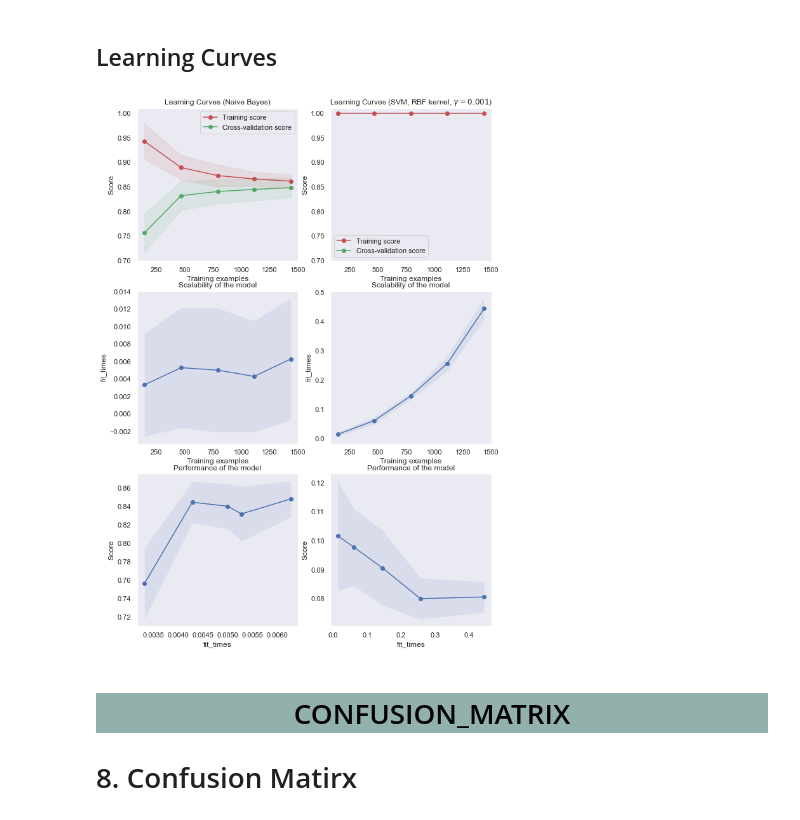
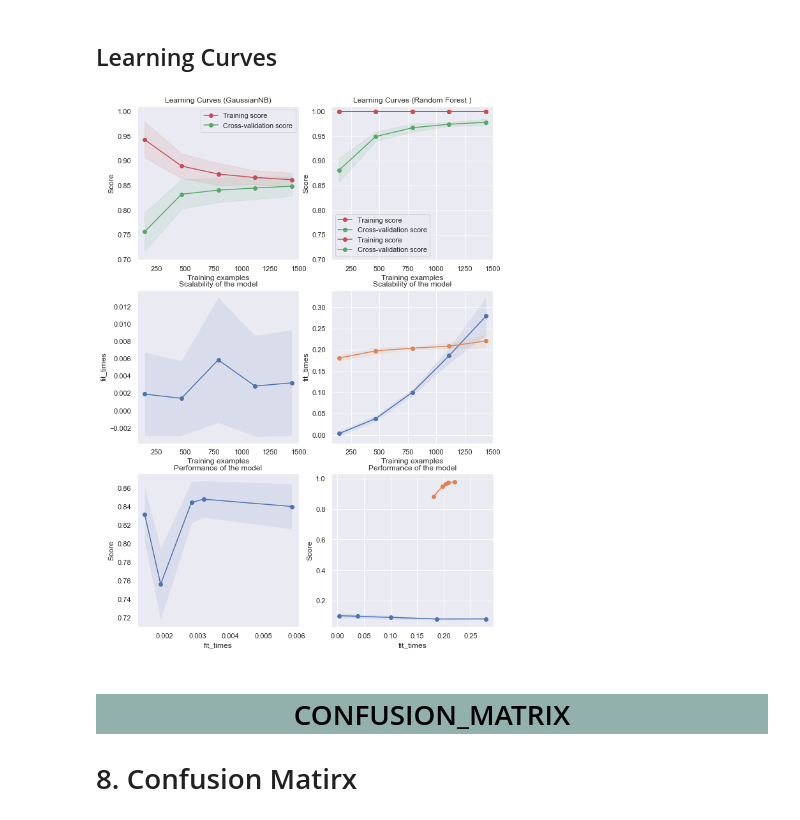
Before and after one commit to vegimik/employee-attenuation-predicting, a Jupyter notebook: employee-attenuation-predicting.ipynb, the cells around one changed output. Cells and saved outputs as stored; diff of their text form; code cells hidden in the pictures.

Commit message:
Learning Curve - random forwest

```diff
--- a/employee-attenuation-predicting.ipynb
+++ b/employee-attenuation-predicting.ipynb
@@ -953,35 +953,42 @@ def plot_learning_curve(
     axes[2].set_xlabel("fit_times")
     axes[2].set_ylabel("Score")
     axes[2].set_title("Performance of the model")
 
     return plt
 
 
 fig, axes = plt.subplots(3, 2, figsize=(10, 15))
 
 X, y = load_digits(return_X_y=True)
 
-title = "Learning Curves (Naive Bayes)"
+title = "Learning Curves (GaussianNB)"
 # Cross validation with 50 iterations to get smoother mean test and train
 # score curves, each time with 20% data randomly selected as a validation set.
 cv = ShuffleSplit(n_splits=50, test_size=0.2, random_state=0)
 
 estimator = GaussianNB()
 plot_learning_curve(
     estimator, title, X, y, axes=axes[:, 0], ylim=(0.7, 1.01), cv=cv, n_jobs=4
 )
 
 title = r"Learning Curves (SVM, RBF kernel, $\gamma=0.001$)"
 # SVC is more expensive so we do a lower number of CV iterations:
 cv = ShuffleSplit(n_splits=5, test_size=0.2, random_state=0)
 estimator = svm# svm type of SVC(C = 1000, gamma = 0.1)
 plot_learning_curve(
     estimator, title, X, y, axes=axes[:, 1], ylim=(0.7, 1.01), cv=cv, n_jobs=4
 )
 
+
+cv = ShuffleSplit(n_splits=5, test_size=0.2, random_state=0)
+title = r"Learning Curves (Random Forest )"
+plot_learning_curve(
+    rfc, title, X, y, axes=axes[:, 1], ylim=(0.7, 1.01), cv=cv, n_jobs=4
+)
+
 plt.show()
 # %% [output]
-[figure, old version]
+[figure, new version]
 # %% [markdown]
 <a id="9"></a>
 <h1 style='background:#92b0ac; border:0; color:black'><center>CONFUSION_MATRIX</center></h1>
```
Also changed, not shown: parts of 6 cells of this notebook.
